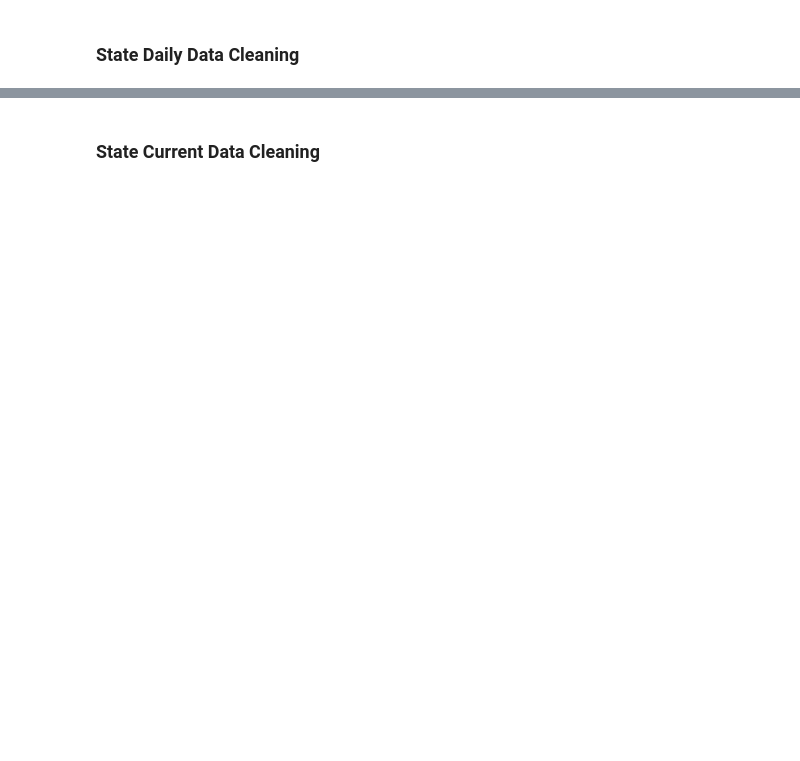
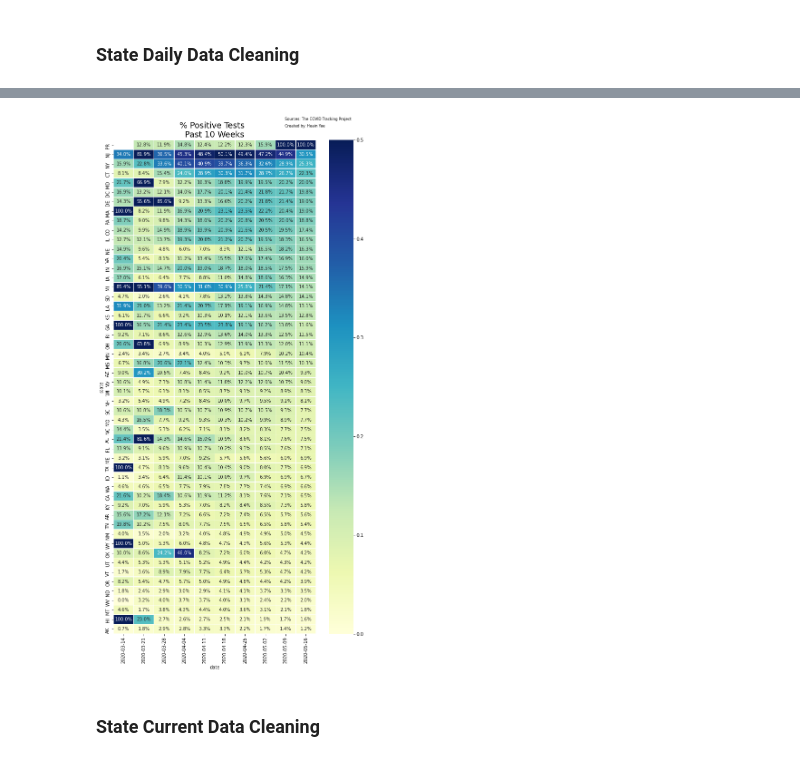
Before and after one commit to hanesy/covid-tracking, a Jupyter notebook: data-exploration.ipynb, the cells around one changed output, grey strips where cells are left out. Cells and saved outputs as stored; diff of their text form; code cells hidden in the pictures; blank space fills up the shorter version.

```diff
--- a/data-exploration.ipynb
+++ b/data-exploration.ipynb
@@ -282,2 +310,23 @@ plt.show()
+# %%
+max_scale = .5
+
+fig, ax = plt.subplots(figsize=(10,20))
+title = "% Positive Tests  \n Past 10 Weeks "
+
+plt.title(title, fontsize=18)
+
+sns.heatmap(state_daily_positive_pivot_final, cmap = 'YlGnBu', linewidths = 0.30, annot =True, fmt = '.1%', ax=ax, vmax = max_scale)
+
+textstr = "Sources: The COVID Tracking Project"
+plt.gcf().text(.65, .91, textstr, fontsize=8)
+
+textstr = "Created by: Heain Yee"
+plt.gcf().text(.65, .90, textstr, fontsize=8)
+
+plt.savefig("images/positive%")
+
+plt.show()
+# %% [output]
+[figure, added]
 # %% [markdown]
 ### State Current Data Cleaning
```
Also changed, not shown: parts of 14 cells of this notebook, 4 other files.
